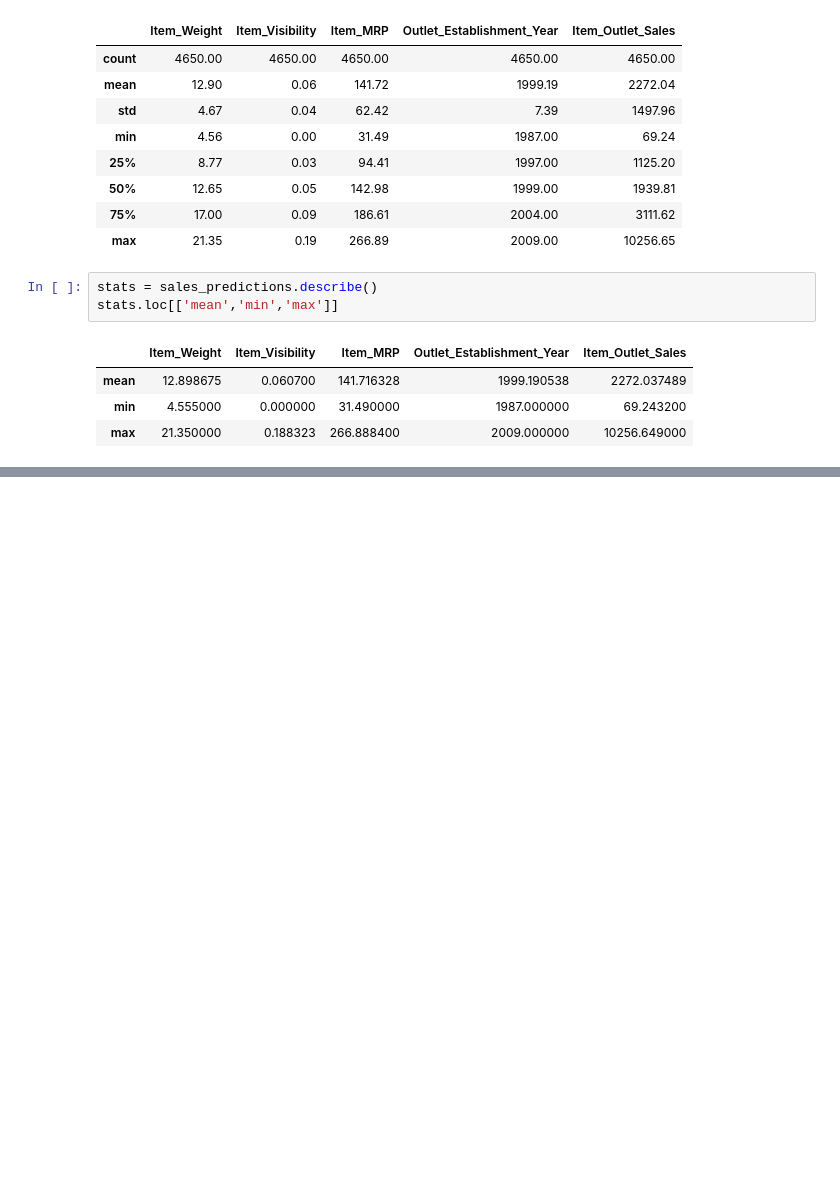
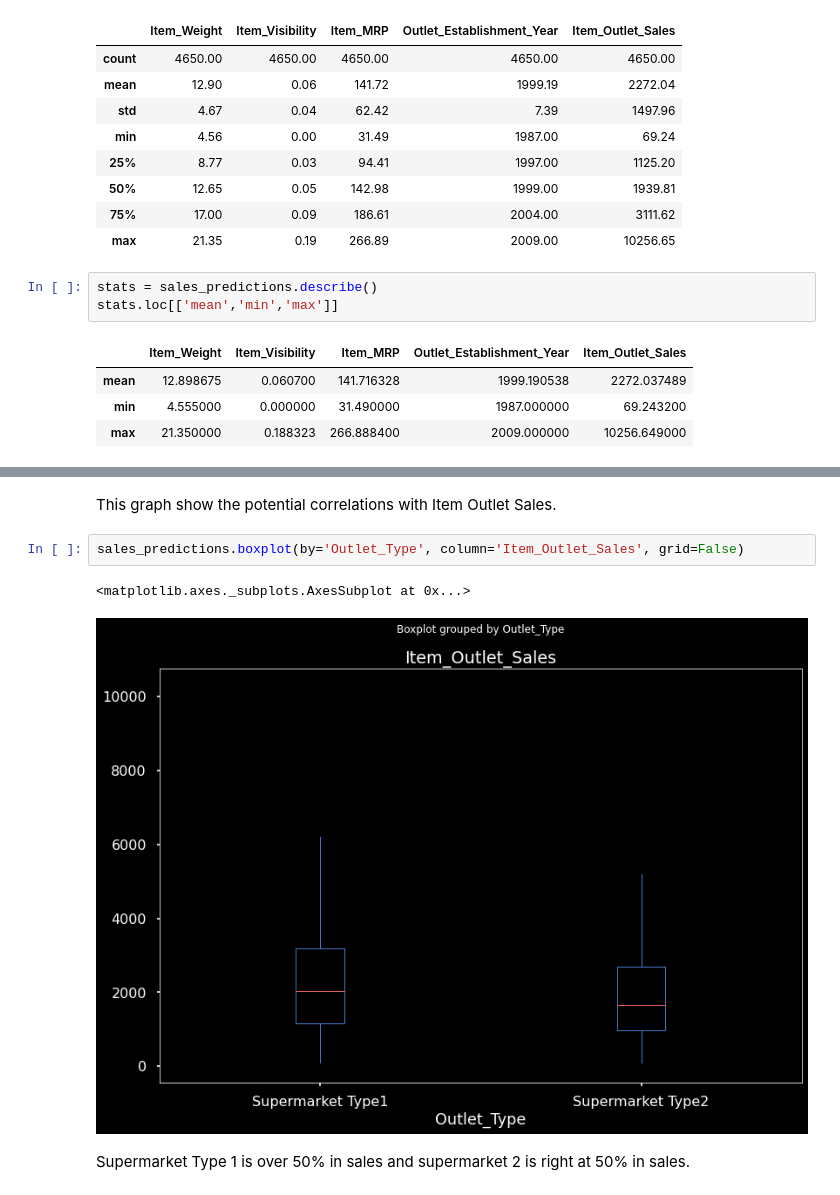
Before and after one commit to Kassandracw8/Predicting-Sales, a Jupyter notebook: Project_1_Part_2.ipynb, the cells around one changed output, grey strips where cells are left out. Cells and saved outputs as stored; diff of their text form; blank space fills up the shorter version.

```diff
--- a/Project_1_Part_2.ipynb
+++ b/Project_1_Part_2.ipynb
@@ -233,0 +294,9 @@ stats.loc[['mean','min','max']]
+# %% [markdown]
+This graph show the potential correlations with Item Outlet Sales.
+# %%
+sales_predictions.boxplot(by='Outlet_Type', column='Item_Outlet_Sales', grid=False)
+# %% [output]
+<matplotlib.axes._subplots.AxesSubplot at 0x...>
+[figure, added]
+# %% [markdown]
+Supermarket Type 1 is over 50% in sales and supermarket 2 is right at 50% in sales.
```
Also changed, not shown: parts of 13 cells of this notebook.
